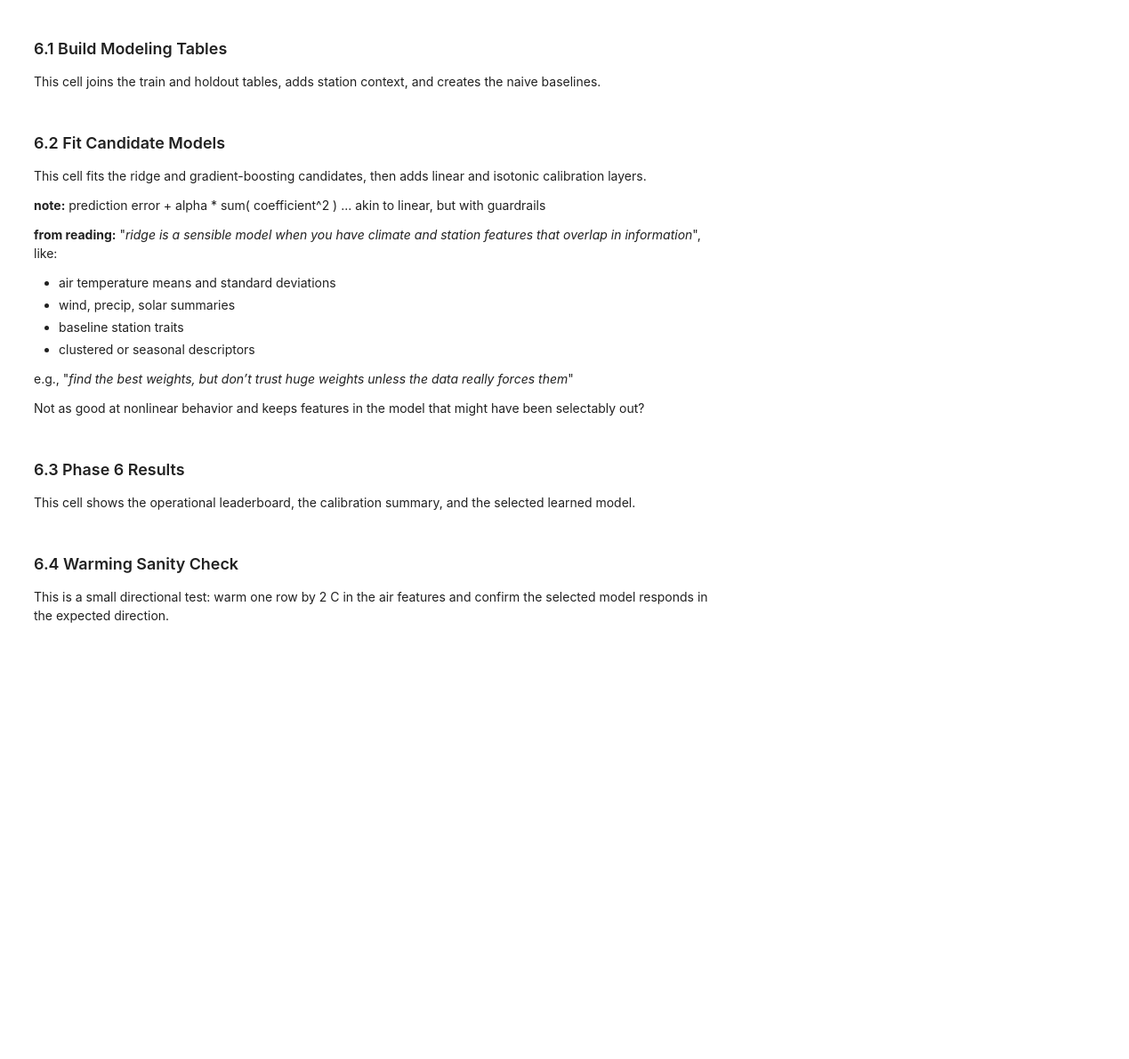
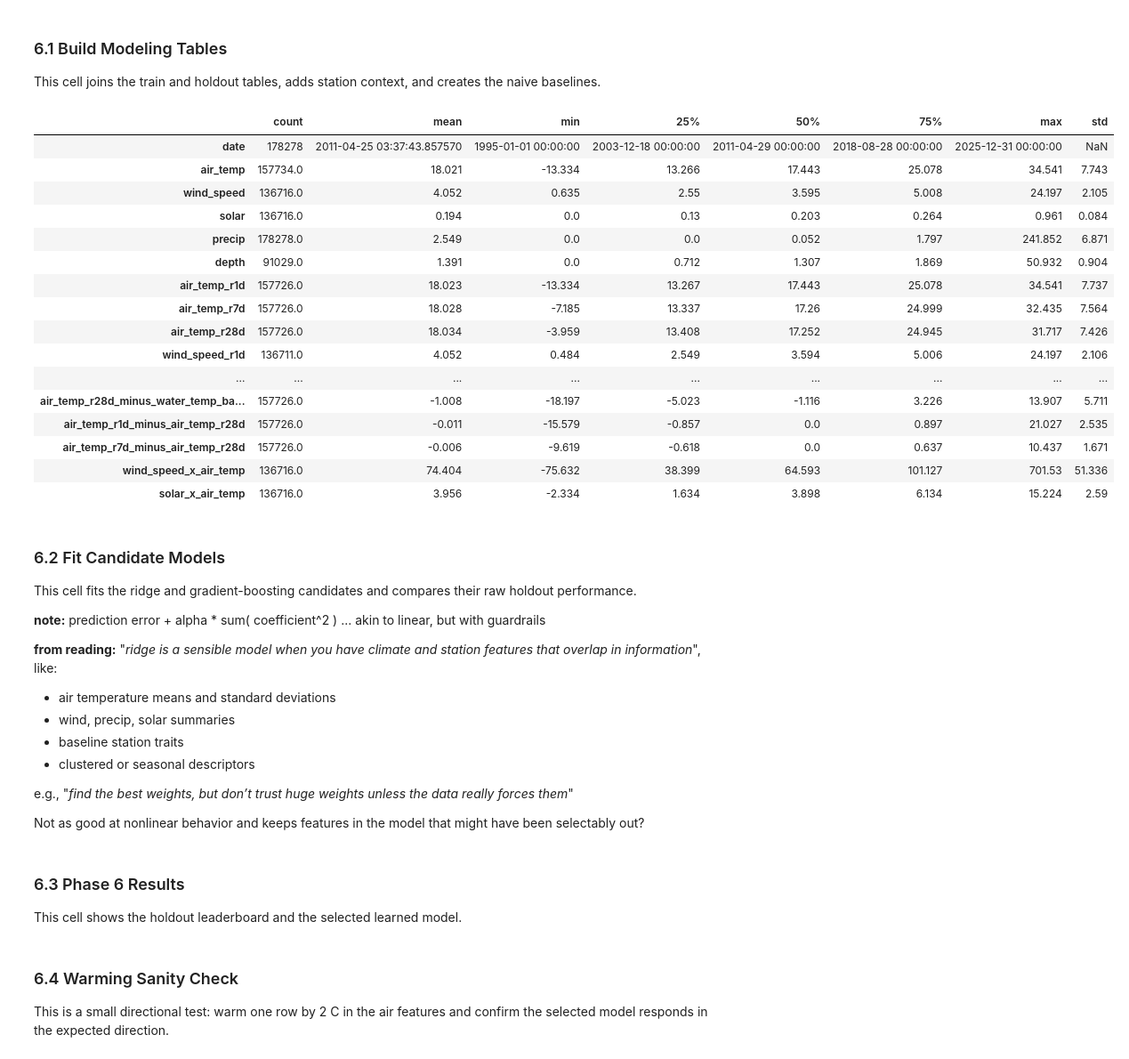
Before and after one commit to jeturcotte/estuaries, a Jupyter notebook: code/t4d.full.project.lite.ipynb, the cells around one changed output. Shown at 89% size. Cells and saved outputs as stored; diff of their text form; code cells hidden in the pictures; blank space fills up the shorter version.

Commit message:
continuing without calibration

```diff
--- a/code/t4d.full.project.lite.ipynb
+++ b/code/t4d.full.project.lite.ipynb
@@ -2028,0 +2272,21 @@ air_water_pred_col_store = {
+# %%
+# a look at what we've built
+air_water_train_model.describe( ).round( 3 ).T
+# %% [output]
+|  | count | mean | min | 25% | 50% | 75% | max | std |
+| date | 178278 | 2011-04-25 03:37:43.857570 | 1995-01-01 00:00:00 | 2003-12-18 00:00:00 | 2011-04-29 00:00:00 | 2018-08-28 00:00:00 | 2025-12-31 00:00:00 | NaN |
+| air_temp | 157734.0 | 18.021 | -13.334 | 13.266 | 17.443 | 25.078 | 34.541 | 7.743 |
+| wind_speed | 136716.0 | 4.052 | 0.635 | 2.55 | 3.595 | 5.008 | 24.197 | 2.105 |
+| solar | 136716.0 | 0.194 | 0.0 | 0.13 | 0.203 | 0.264 | 0.961 | 0.084 |
+| precip | 178278.0 | 2.549 | 0.0 | 0.0 | 0.052 | 1.797 | 241.852 | 6.871 |
+| depth | 91029.0 | 1.391 | 0.0 | 0.712 | 1.307 | 1.869 | 50.932 | 0.904 |
+| air_temp_r1d | 157726.0 | 18.023 | -13.334 | 13.267 | 17.443 | 25.078 | 34.541 | 7.737 |
+| air_temp_r7d | 157726.0 | 18.028 | -7.185 | 13.337 | 17.26 | 24.999 | 32.435 | 7.564 |
+| air_temp_r28d | 157726.0 | 18.034 | -3.959 | 13.408 | 17.252 | 24.945 | 31.717 | 7.426 |
+| wind_speed_r1d | 136711.0 | 4.052 | 0.484 | 2.549 | 3.594 | 5.006 | 24.197 | 2.106 |
+| ... | ... | ... | ... | ... | ... | ... | ... | ... |
+| air_temp_r28d_minus_water_temp_ba... | 157726.0 | -1.008 | -18.197 | -5.023 | -1.116 | 3.226 | 13.907 | 5.711 |
+| air_temp_r1d_minus_air_temp_r28d | 157726.0 | -0.011 | -15.579 | -0.857 | 0.0 | 0.897 | 21.027 | 2.535 |
+| air_temp_r7d_minus_air_temp_r28d | 157726.0 | -0.006 | -9.619 | -0.618 | 0.0 | 0.637 | 10.437 | 1.671 |
+| wind_speed_x_air_temp | 136716.0 | 74.404 | -75.632 | 38.399 | 64.593 | 101.127 | 701.53 | 51.336 |
+| solar_x_air_temp | 136716.0 | 3.956 | -2.334 | 1.634 | 3.898 | 6.134 | 15.224 | 2.59 |
@@ -2029,7 +2322,7 @@ air_water_pred_col_store = {
 # %% [markdown]
 ### 6.2 Fit Candidate Models
 
-This cell fits the ridge and gradient-boosting candidates, then adds linear and isotonic calibration layers.
+This cell fits the ridge and gradient-boosting candidates and compares their raw holdout performance.
 
 **note:** prediction error + alpha * sum( coefficient^2 ) ... akin to linear, but with guardrails
 
@@ -2174,7 +2411,7 @@ for model_name in [ "ridge_air_only", "ridge_air_context", "hgb_air_context" ]:
 # %% [markdown]
 ### 6.3 Phase 6 Results
 
-This cell shows the operational leaderboard, the calibration summary, and the selected learned model.
+This cell shows the holdout leaderboard and the selected learned model.
 # %%
 air_water_scores = pd.DataFrame( air_water_score_rows )
 air_water_scores_operational = air_water_scores.sort_values( "rmse", ascending = True ).reset_index( drop = True )
```
Also changed, not shown: parts of 44 cells of this notebook.
